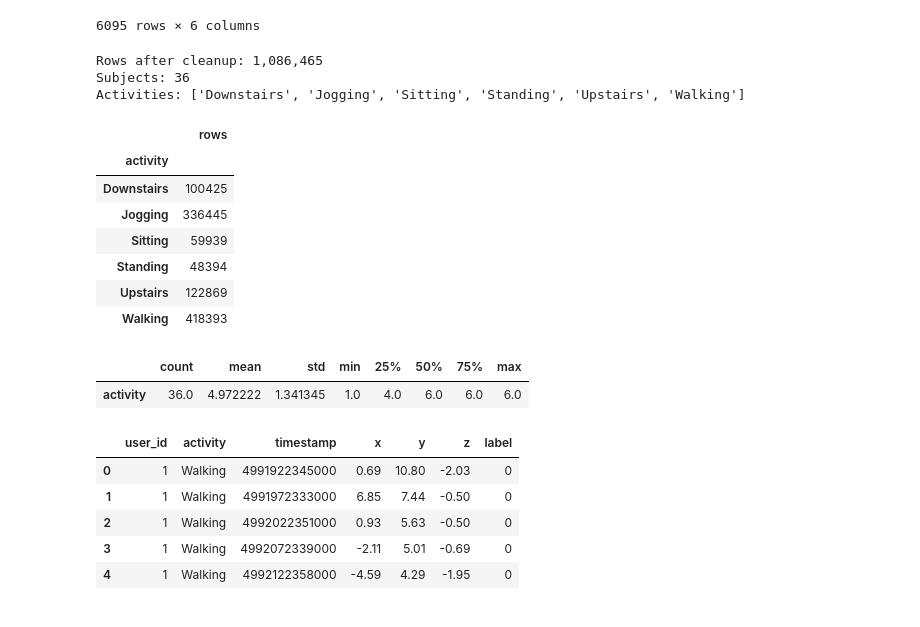
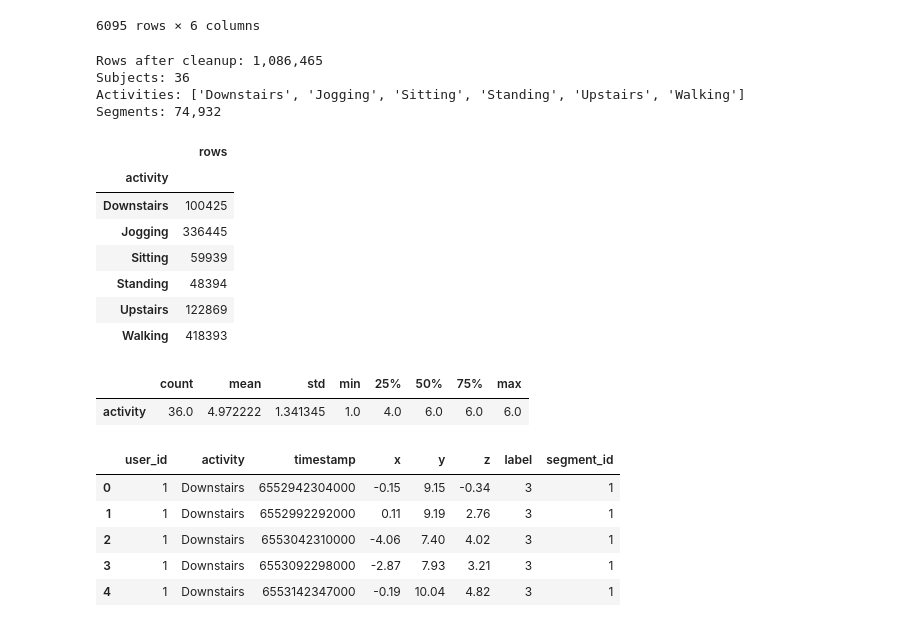
Before and after one commit to loo00r/esp32_cl_har, a Jupyter notebook: notebooks/CNN_training.ipynb, the cells around one changed output. Drawn from its saved outputs; the diff is of its cells as text; code cells hidden in the pictures.

```diff
--- a/notebooks/CNN_training.ipynb
+++ b/notebooks/CNN_training.ipynb
@@ -166,59 +145,86 @@ max      31.000000    13.100000
 # %%
 ACTIVITY_ORDER = ['Walking', 'Jogging', 'Upstairs', 'Downstairs', 'Sitting', 'Standing']
 FEATURE_COLUMNS = ['x', 'y', 'z']
+WINDOW_SIZE = 80
+STEP_SIZE = 40  # 50% overlap
+TIMESTAMP_GAP_FACTOR = 3.0
 
-df_model = df.copy().rename(
-    columns={
-        'user-id': 'user_id',
-        'x-axis': 'x',
-        'y-axis': 'y',
-        'z-axis': 'z',
-    }
-)
+def prepare_dataframe(dataframe):
+    df_model = dataframe.copy().rename(
+        columns={
+            'user-id': 'user_id',
+            'x-axis': 'x',
+            'y-axis': 'y',
+            'z-axis': 'z',
+        }
+    )
 
-df_model = df_model[df_model['activity'].isin(ACTIVITY_ORDER)].copy()
+    df_model = df_model[df_model['activity'].isin(ACTIVITY_ORDER)].copy()
+    df_model['user_id'] = pd.to_numeric(df_model['user_id'], errors='coerce')
+    df_model['timestamp'] = pd.to_numeric(df_model['timestamp'], errors='coerce')
+    df_model[FEATURE_COLUMNS] = df_model[FEATURE_COLUMNS].apply(pd.to_numeric, errors='coerce')
 
-df_model['user_id'] = pd.to_numeric(df_model['user_id'], errors='coerce')
-df_model['timestamp'] = pd.to_numeric(df_model['timestamp'], errors='coerce')
-df_model[FEATURE_COLUMNS] = df_model[FEATURE_COLUMNS].apply(pd.to_numeric,
-errors='coerce')
+    df_model = df_model.dropna(subset=['user_id', 'timestamp', *FEATURE_COLUMNS]).copy()
+    df_model['user_id'] = df_model['user_id'].astype(np.int32)
+    df_model['timestamp'] = df_model['timestamp'].astype(np.int64)
+    df_model = df_model.sort_values(['user_id', 'activity', 'timestamp']).reset_index(drop=True)
 
-df_model = df_model.dropna(subset=['user_id', 'timestamp', *FEATURE_COLUMNS]).copy()
-df_model['user_id'] = df_model['user_id'].astype(np.int32)
-df_model['timestamp'] = df_model['timestamp'].astype(np.int64)
+    activity_to_label = {activity: idx for idx, activity in enumerate(ACTIVITY_ORDER)}
+    label_to_activity = {idx: activity for activity, idx in activity_to_label.items()}
+    df_model['label'] = df_model['activity'].map(activity_to_label).astype(np.int32)
 
-df_model = df_model.sort_values(['user_id', 'timestamp']).reset_index(drop=True)
+    return df_model, activity_to_label, label_to_activity
 
-activity_to_label = {activity: idx for idx, activity in enumerate(ACTIVITY_ORDER)}
-label_to_activity = {idx: activity for activity, idx in activity_to_label.items()}
-df_model['label'] = df_model['activity'].map(activity_to_label).astype(np.int32)
+def add_contiguous_segments(dataframe, timestamp_gap_factor=TIMESTAMP_GAP_FACTOR):
+    segmented_groups = []
+
+    for (_, _), group in dataframe.groupby(['user_id', 'activity'], sort=False):
+        group = group.sort_values('timestamp').copy()
+        deltas = group['timestamp'].diff()
+        positive_deltas = deltas[deltas > 0]
+
+        if positive_deltas.empty:
+            gap_threshold = np.inf
+        else:
+            gap_threshold = positive_deltas.median() * timestamp_gap_factor
+
+        new_segment = deltas.isna() | (deltas <= 0) | (deltas > gap_threshold)
+        group['segment_id'] = new_segment.cumsum().astype(np.int32)
+        segmented_groups.append(group)
+
+    return pd.concat(segmented_groups, ignore_index=True)
+
+df_model, activity_to_label, label_to_activity = prepare_dataframe(df)
+df_model = add_contiguous_segments(df_model)
 
 print(f"Rows after cleanup: {len(df_model):,}")
 print(f"Subjects: {df_model['user_id'].nunique()}")
 print(f"Activities: {sorted(df_model['activity'].unique().tolist())}")
+print(f"Segments: {df_model.groupby(['user_id', 'activity', 'segment_id']).ngroups:,}")
 
 display(df_model.groupby('activity').size().rename('rows').to_frame())
 display(df_model.groupby('user_id')['activity'].nunique().describe().to_frame().T)
 
 df_model.head()
 # %% [output]
 Rows after cleanup: 1,086,465
 Subjects: 36
 Activities: ['Downstairs', 'Jogging', 'Sitting', 'Standing', 'Upstairs', 'Walking']
+Segments: 74,932
 |  | rows |
 | activity |  |
 | Downstairs | 100425 |
 | Jogging | 336445 |
 | Sitting | 59939 |
 | Standing | 48394 |
 | Upstairs | 122869 |
 | Walking | 418393 |
 |  | count | mean | std | min | 25% | 50% | 75% | max |
 | activity | 36.0 | 4.972222 | 1.341345 | 1.0 | 4.0 | 6.0 | 6.0 | 6.0 |
-|  | user_id | activity | timestamp | x | y | z | label |
-| 0 | 1 | Walking | 4991922345000 | 0.69 | 10.80 | -2.03 | 0 |
-| 1 | 1 | Walking | 4991972333000 | 6.85 | 7.44 | -0.50 | 0 |
-| 2 | 1 | Walking | 4992022351000 | 0.93 | 5.63 | -0.50 | 0 |
-| 3 | 1 | Walking | 4992072339000 | -2.11 | 5.01 | -0.69 | 0 |
-| 4 | 1 | Walking | 4992122358000 | -4.59 | 4.29 | -1.95 | 0 |
+|  | user_id | activity | timestamp | x | y | z | label | segment_id |
+| 0 | 1 | Downstairs | 6552942304000 | -0.15 | 9.15 | -0.34 | 3 | 1 |
+| 1 | 1 | Downstairs | 6552992292000 | 0.11 | 9.19 | 2.76 | 3 | 1 |
+| 2 | 1 | Downstairs | 6553042310000 | -4.06 | 7.40 | 4.02 | 3 | 1 |
+| 3 | 1 | Downstairs | 6553092298000 | -2.87 | 7.93 | 3.21 | 3 | 1 |
+| 4 | 1 | Downstairs | 6553142347000 | -0.19 | 10.04 | 4.82 | 3 | 1 |
 # %%
```
Also changed, not shown: parts of 8 cells of this notebook, 1 other file.
